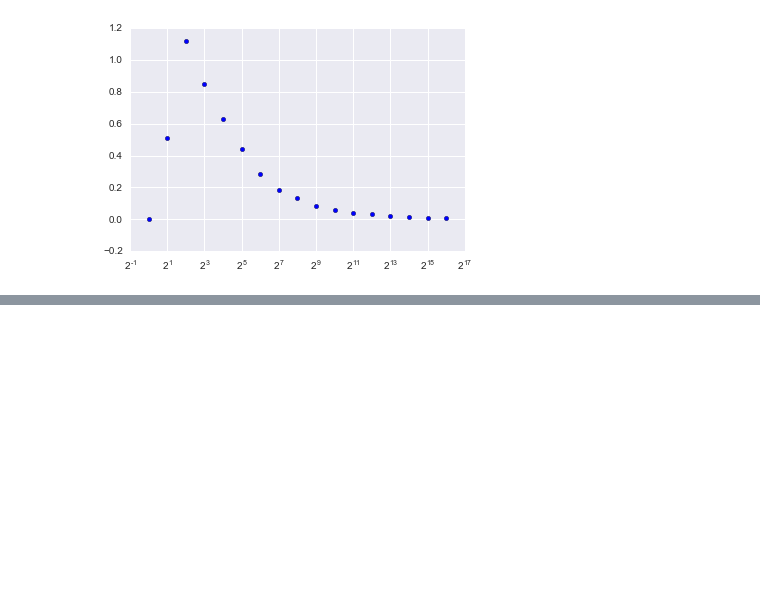
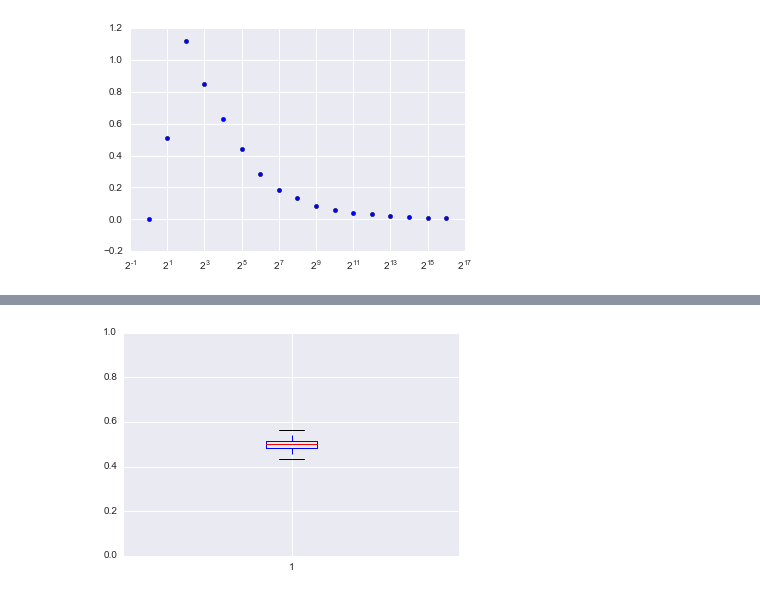
Before and after one commit to sateigen/flipping-out, a Jupyter notebook: coin-flips.ipynb, the cells around one changed output, grey strips where cells are left out. Cells and saved outputs as stored; diff of their text form; code cells hidden in the pictures; blank space fills up the shorter version.

```diff
--- a/coin-flips.ipynb
+++ b/coin-flips.ipynb
@@ -253,0 +362,5 @@ plt.show()
+# %%
+plt.boxplot(list_of_ratios)
+plt.show()
+# %% [output]
+[figure, added]
```
Also changed, not shown: parts of 10 cells of this notebook.
